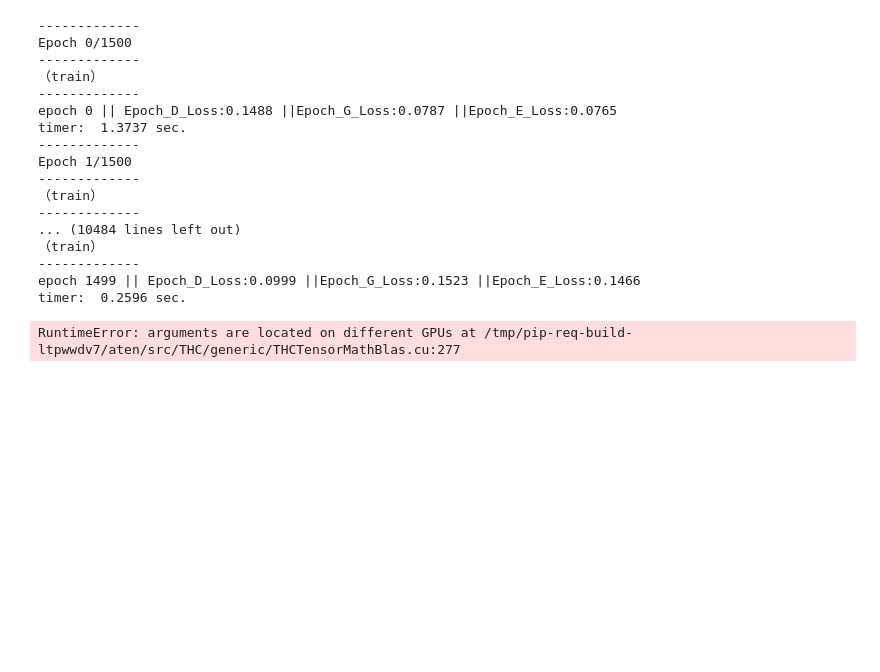
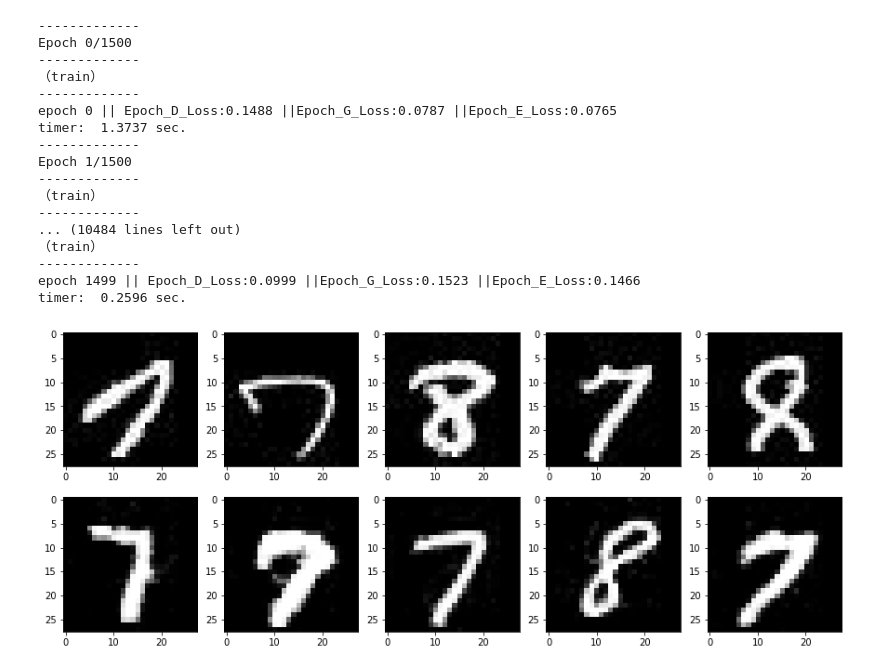
Before and after one commit to MilyangParkJaeHun/pytorch_advanced, a Jupyter notebook: 6_gan_anomaly_detection/6-4_EfficientGAN.ipynb, the cells around one changed output. Cells and saved outputs as stored; diff of their text form; code cells hidden in the pictures; blank space fills up the shorter version.

```diff
--- a/6_gan_anomaly_detection/6-4_EfficientGAN.ipynb
+++ b/6_gan_anomaly_detection/6-4_EfficientGAN.ipynb
@@ -422,27 +422,27 @@ Epoch 1/1500
 epoch 1499 || Epoch_D_Loss:0.0999 ||Epoch_G_Loss:0.1523 ||Epoch_E_Loss:0.1466
 timer:  0.2596 sec.
 # %%
-device = torch.device("cuda:0" if torch.cuda.is_available() else "cpu")
+device = torch.device("cuda:1" if torch.cuda.is_available() else "cpu")
 
 batch_size = 8
 z_dim = 20
 fixed_z = torch.randn(batch_size, z_dim)
 G_update.eval()
 fake_images = G_update(fixed_z.to(device))
 
 batch_iterator = iter(train_dataloader)
 imges = next(batch_iterator)
 
 
 fig = plt.figure(figsize=(15, 6))
 for i in range(0, 5):
     plt.subplot(2, 5, i+1)
     plt.imshow(imges[i][0].cpu().detach().numpy(), 'gray')
 
     plt.subplot(2, 5, 5+i+1)
     plt.imshow(fake_images[i][0].cpu().detach().numpy(), 'gray')
 # %% [output]
-RuntimeError: arguments are located on different GPUs at /tmp/pip-req-build-ltpwwdv7/aten/src/THC/generic/THCTensorMathBlas.cu:277
+[figure, added]
 # %%
 
 def make_test_datapath_list():
```
Also changed, not shown: parts of 2 cells of this notebook, 2 other files.
